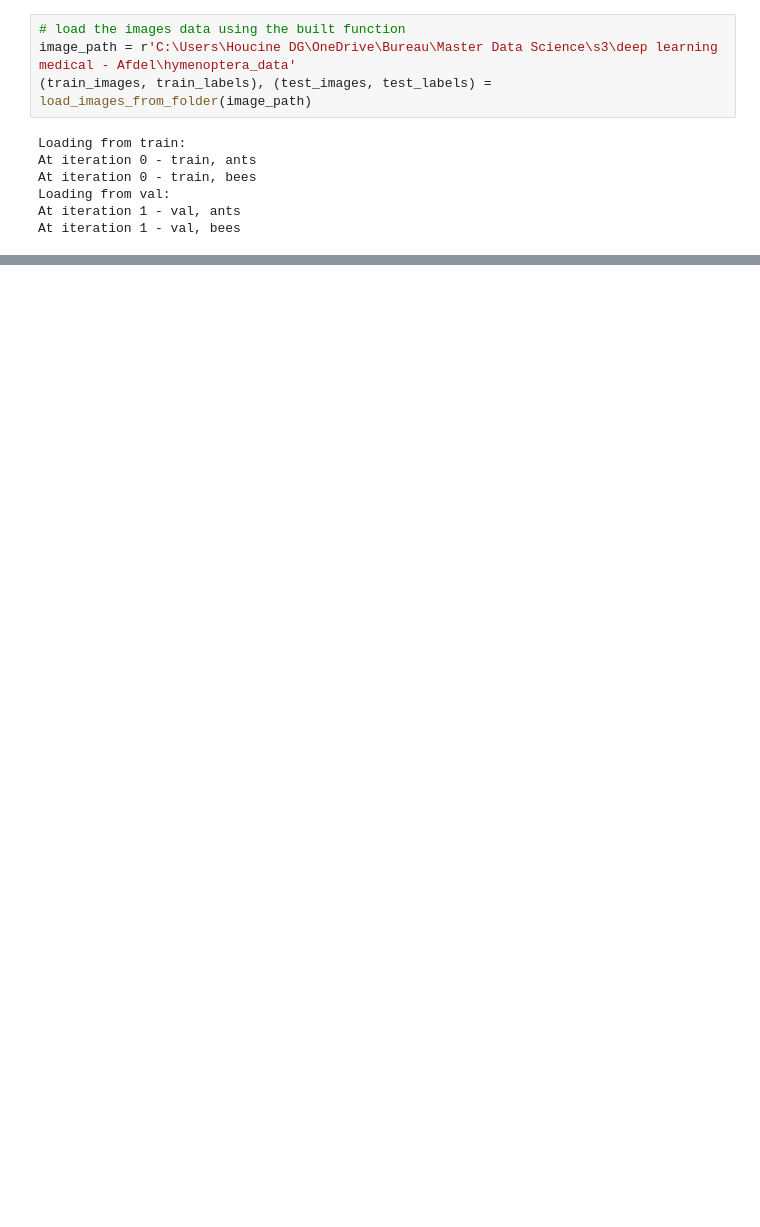
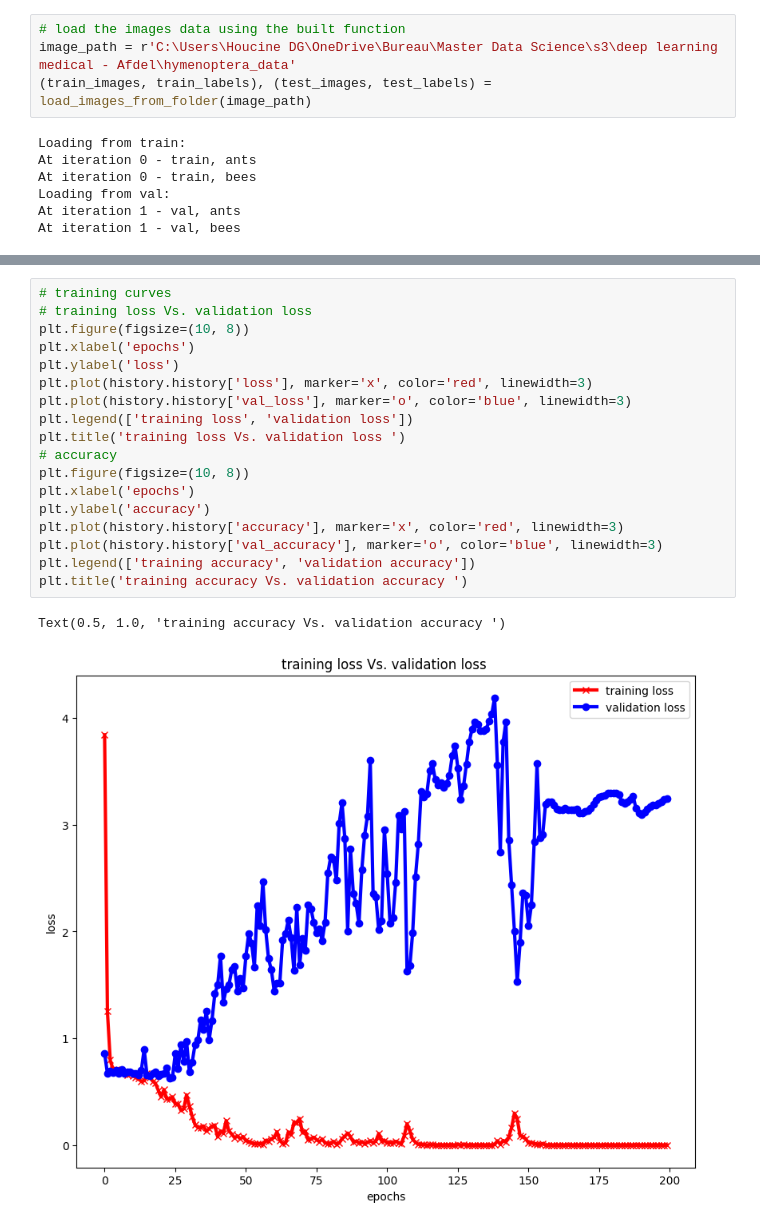
Before and after one commit to H-devigner/deep_learning_projects, a Jupyter notebook: Hymenoptera_with_CNN.ipynb, the cells around one changed output, grey strips where cells are left out. Cells and saved outputs as stored; diff of their text form; blank space fills up the shorter version.

```diff
--- a/Hymenoptera_with_CNN.ipynb
+++ b/Hymenoptera_with_CNN.ipynb
@@ -97,0 +104,21 @@ Epoch 100/100
+# %%
+# training curves
+# training loss Vs. validation loss
+plt.figure(figsize=(10, 8))
+plt.xlabel('epochs')
+plt.ylabel('loss')
+plt.plot(history.history['loss'], marker='x', color='red', linewidth=3)
+plt.plot(history.history['val_loss'], marker='o', color='blue', linewidth=3)
+plt.legend(['training loss', 'validation loss'])
+plt.title('training loss Vs. validation loss ')
+# accuracy
+plt.figure(figsize=(10, 8))
+plt.xlabel('epochs')
+plt.ylabel('accuracy')
+plt.plot(history.history['accuracy'], marker='x', color='red', linewidth=3)
+plt.plot(history.history['val_accuracy'], marker='o', color='blue', linewidth=3)
+plt.legend(['training accuracy', 'validation accuracy'])
+plt.title('training accuracy Vs. validation accuracy ')
+# %% [output]
+Text(0.5, 1.0, 'training accuracy Vs. validation accuracy ')
+[figure, added]
```
Also changed, not shown: parts of 10 cells of this notebook.
